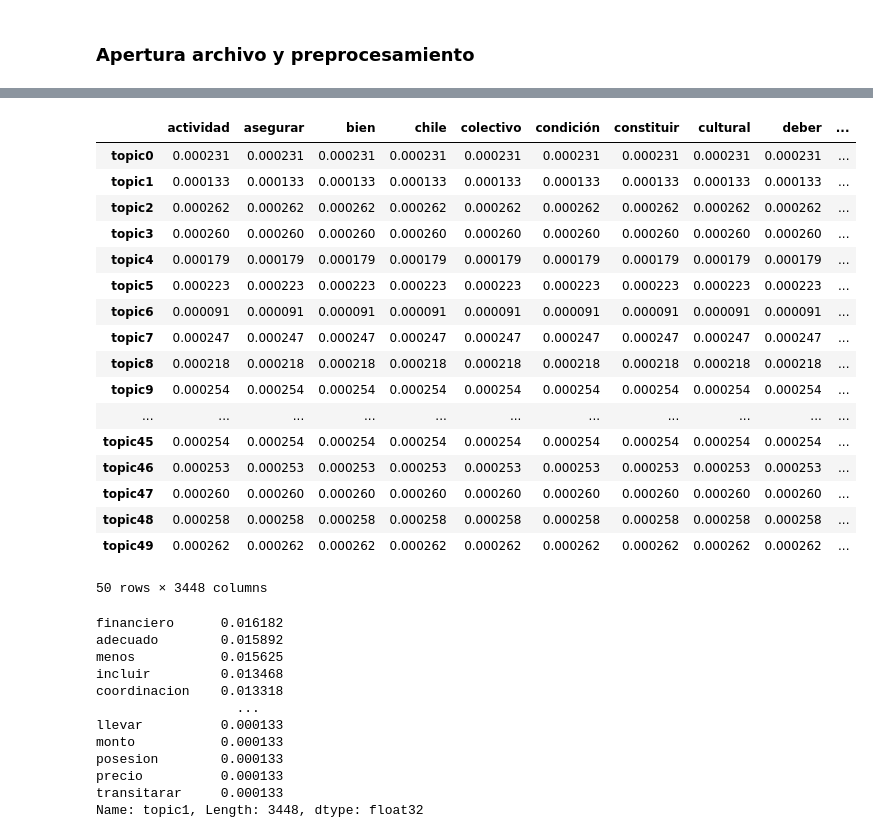
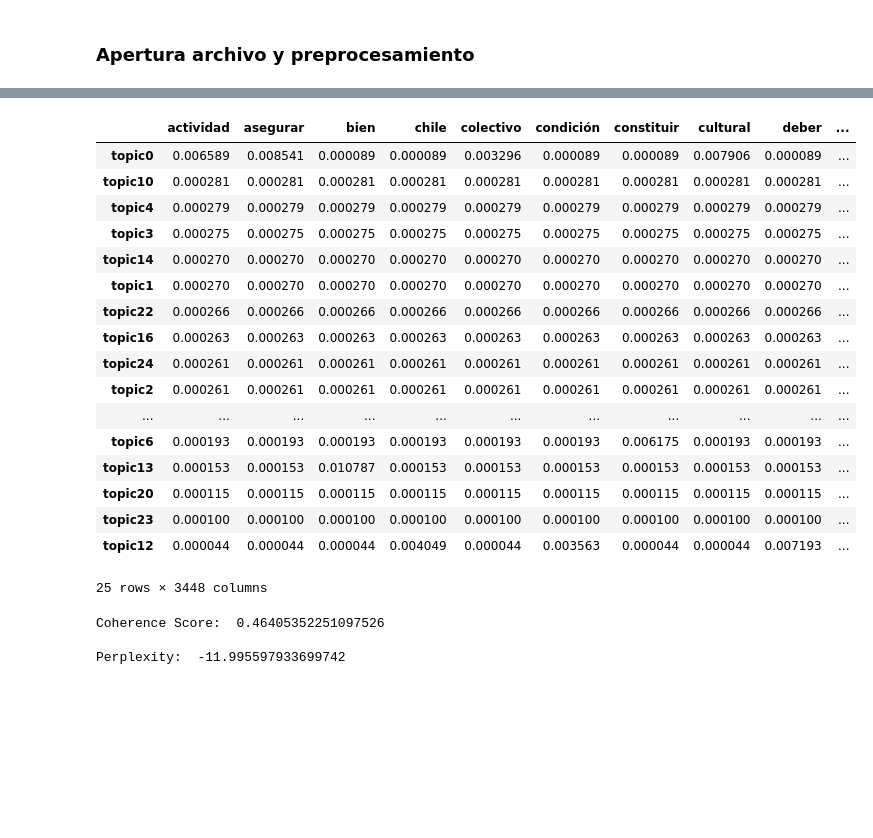
Before and after one commit to napb/PLN_Final, a Jupyter notebook: Final.ipynb, the cells around one changed output, grey strips where cells are left out. Cells and saved outputs as stored; diff of their text form; code cells hidden in the pictures; blank space fills up the shorter version.

```diff
--- a/Final.ipynb
+++ b/Final.ipynb
@@ -93,39 +96,44 @@ ldamodel_gensim.print_topics(
 df_topic_term = pd.DataFrame(
     ldamodel_gensim.get_topics(),
     columns = ldamodel_gensim.id2word.values(),
-    index = [f'topic{i}' for i in range(ldamodel_gensim.num_topics)])
-df_topic_term
+    index = [f'topic{i}' for i in range(ldamodel_gensim.num_topics)]
+)
-# %% [output]
-|  | actividad | asegurar | bien | chile | colectivo | condición | constituir | cultural | deber | ... |
-| topic0 | 0.000231 | 0.000231 | 0.000231 | 0.000231 | 0.000231 | 0.000231 | 0.000231 | 0.000231 | 0.000231 | ... |
-| topic1 | 0.000133 | 0.000133 | 0.000133 | 0.000133 | 0.000133 | 0.000133 | 0.000133 | 0.000133 | 0.000133 | ... |
-| topic2 | 0.000262 | 0.000262 | 0.000262 | 0.000262 | 0.000262 | 0.000262 | 0.000262 | 0.000262 | 0.000262 | ... |
-| topic3 | 0.000260 | 0.000260 | 0.000260 | 0.000260 | 0.000260 | 0.000260 | 0.000260 | 0.000260 | 0.000260 | ... |
-| topic4 | 0.000179 | 0.000179 | 0.000179 | 0.000179 | 0.000179 | 0.000179 | 0.000179 | 0.000179 | 0.000179 | ... |
-| topic5 | 0.000223 | 0.000223 | 0.000223 | 0.000223 | 0.000223 | 0.000223 | 0.000223 | 0.000223 | 0.000223 | ... |
-| topic6 | 0.000091 | 0.000091 | 0.000091 | 0.000091 | 0.000091 | 0.000091 | 0.000091 | 0.000091 | 0.000091 | ... |
-| topic7 | 0.000247 | 0.000247 | 0.000247 | 0.000247 | 0.000247 | 0.000247 | 0.000247 | 0.000247 | 0.000247 | ... |
-| topic8 | 0.000218 | 0.000218 | 0.000218 | 0.000218 | 0.000218 | 0.000218 | 0.000218 | 0.000218 | 0.000218 | ... |
-| topic9 | 0.000254 | 0.000254 | 0.000254 | 0.000254 | 0.000254 | 0.000254 | 0.000254 | 0.000254 | 0.000254 | ... |
-| ... | ... | ... | ... | ... | ... | ... | ... | ... | ... | ... |
-| topic45 | 0.000254 | 0.000254 | 0.000254 | 0.000254 | 0.000254 | 0.000254 | 0.000254 | 0.000254 | 0.000254 | ... |
-| topic46 | 0.000253 | 0.000253 | 0.000253 | 0.000253 | 0.000253 | 0.000253 | 0.000253 | 0.000253 | 0.000253 | ... |
-| topic47 | 0.000260 | 0.000260 | 0.000260 | 0.000260 | 0.000260 | 0.000260 | 0.000260 | 0.000260 | 0.000260 | ... |
-| topic48 | 0.000258 | 0.000258 | 0.000258 | 0.000258 | 0.000258 | 0.000258 | 0.000258 | 0.000258 | 0.000258 | ... |
-| topic49 | 0.000262 | 0.000262 | 0.000262 | 0.000262 | 0.000262 | 0.000262 | 0.000262 | 0.000262 | 0.000262 | ... |
-50 rows × 3448 columns
 # %%
-df_topic_term.loc['topic1'].sort_values(ascending=False)
+df_topic_term.sort_values(by = df_topic_term.columns.values.tolist(), ascending = False)
 # %% [output]
+|  | actividad | asegurar | bien | chile | colectivo | condición | constituir | cultural | deber | ... |
+| topic0 | 0.006589 | 0.008541 | 0.000089 | 0.000089 | 0.003296 | 0.000089 | 0.000089 | 0.007906 | 0.000089 | ... |
+| topic10 | 0.000281 | 0.000281 | 0.000281 | 0.000281 | 0.000281 | 0.000281 | 0.000281 | 0.000281 | 0.000281 | ... |
+| topic4 | 0.000279 | 0.000279 | 0.000279 | 0.000279 | 0.000279 | 0.000279 | 0.000279 | 0.000279 | 0.000279 | ... |
+| topic3 | 0.000275 | 0.000275 | 0.000275 | 0.000275 | 0.000275 | 0.000275 | 0.000275 | 0.000275 | 0.000275 | ... |
+| topic14 | 0.000270 | 0.000270 | 0.000270 | 0.000270 | 0.000270 | 0.000270 | 0.000270 | 0.000270 | 0.000270 | ... |
+| topic1 | 0.000270 | 0.000270 | 0.000270 | 0.000270 | 0.000270 | 0.000270 | 0.000270 | 0.000270 | 0.000270 | ... |
+| topic22 | 0.000266 | 0.000266 | 0.000266 | 0.000266 | 0.000266 | 0.000266 | 0.000266 | 0.000266 | 0.000266 | ... |
+| topic16 | 0.000263 | 0.000263 | 0.000263 | 0.000263 | 0.000263 | 0.000263 | 0.000263 | 0.000263 | 0.000263 | ... |
+| topic24 | 0.000261 | 0.000261 | 0.000261 | 0.000261 | 0.000261 | 0.000261 | 0.000261 | 0.000261 | 0.000261 | ... |
+| topic2 | 0.000261 | 0.000261 | 0.000261 | 0.000261 | 0.000261 | 0.000261 | 0.000261 | 0.000261 | 0.000261 | ... |
+| ... | ... | ... | ... | ... | ... | ... | ... | ... | ... | ... |
+| topic6 | 0.000193 | 0.000193 | 0.000193 | 0.000193 | 0.000193 | 0.000193 | 0.006175 | 0.000193 | 0.000193 | ... |
+| topic13 | 0.000153 | 0.000153 | 0.010787 | 0.000153 | 0.000153 | 0.000153 | 0.000153 | 0.000153 | 0.000153 | ... |
+| topic20 | 0.000115 | 0.000115 | 0.000115 | 0.000115 | 0.000115 | 0.000115 | 0.000115 | 0.000115 | 0.000115 | ... |
+| topic23 | 0.000100 | 0.000100 | 0.000100 | 0.000100 | 0.000100 | 0.000100 | 0.000100 | 0.000100 | 0.000100 | ... |
+| topic12 | 0.000044 | 0.000044 | 0.000044 | 0.004049 | 0.000044 | 0.003563 | 0.000044 | 0.000044 | 0.007193 | ... |
-financiero      0.016182
-adecuado        0.015892
-menos           0.015625
-incluir         0.013468
-coordinacion    0.013318
-                  ...
-llevar          0.000133
-monto           0.000133
-posesion        0.000133
-precio          0.000133
-transitarar     0.000133
-Name: topic1, Length: 3448, dtype: float32
+25 rows × 3448 columns
+# %%
+# Compute Coherence Score
+'''
+La Métrica de Coherencia nos da una idea de cómo de coherente es un modelo en cuanto a la distribución de sus topics: cuanto más distintas sean las palabras de los topics entre sí, menos relacionados estarán los topics y más coherente será el modelo.
+'''
+coherence_model_lda = CoherenceModel(model=ldamodel_gensim, texts=corpus, dictionary=dict_corpus, coherence='c_v')
+coherence_lda = coherence_model_lda.get_coherence()
+print('\nCoherence Score: ', coherence_lda)
+
+# Compute Perplexity
+'''
+Por otro lado, la Perplejidad es una medida de cuánto se sorprende el modelo cuando se le añade datos que no había visto antes.
+'''
+print('\nPerplexity: ', ldamodel_gensim.log_perplexity(dtm_gensim_tfidf))  # a measure of how good the model is. lower the better.
+# %% [output]
+Coherence Score:  0.46405352251097526
+
+Perplexity:  -11.995597933699742
```
Also changed, not shown: parts of 5 cells of this notebook.
